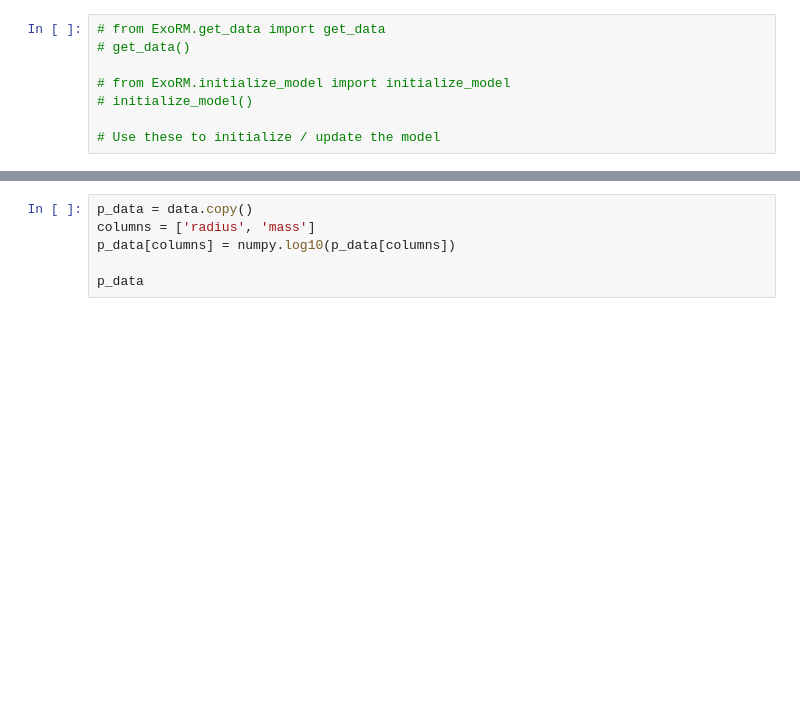
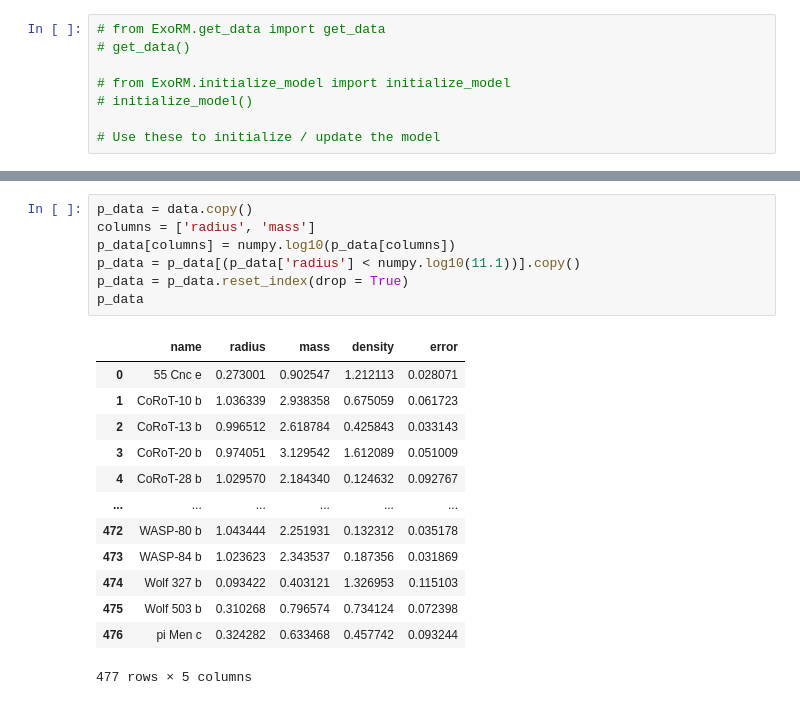
Before and after one commit to kzhu2099/ExoRM, a Jupyter notebook: comparison.ipynb, the cells around one changed output, grey strips where cells are left out. Drawn from its saved outputs; the diff is of its cells as text; blank space fills up the shorter version.

```diff
--- a/comparison.ipynb
+++ b/comparison.ipynb
@@ -140,9 +167,24 @@ print('Forecaster time (ms): ', ms2t)
 # %%
 p_data = data.copy()
 columns = ['radius', 'mass']
 p_data[columns] = numpy.log10(p_data[columns])
-
+p_data = p_data[(p_data['radius'] < numpy.log10(11.1))].copy()
+p_data = p_data.reset_index(drop = True)
 p_data
+# %% [output]
+|  | name | radius | mass | density | error |
+| 0 | 55 Cnc e | 0.273001 | 0.902547 | 1.212113 | 0.028071 |
+| 1 | CoRoT-10 b | 1.036339 | 2.938358 | 0.675059 | 0.061723 |
+| 2 | CoRoT-13 b | 0.996512 | 2.618784 | 0.425843 | 0.033143 |
+| 3 | CoRoT-20 b | 0.974051 | 3.129542 | 1.612089 | 0.051009 |
+| 4 | CoRoT-28 b | 1.029570 | 2.184340 | 0.124632 | 0.092767 |
+| ... | ... | ... | ... | ... | ... |
+| 472 | WASP-80 b | 1.043444 | 2.251931 | 0.132312 | 0.035178 |
+| 473 | WASP-84 b | 1.023623 | 2.343537 | 0.187356 | 0.031869 |
+| 474 | Wolf 327 b | 0.093422 | 0.403121 | 1.326953 | 0.115103 |
+| 475 | Wolf 503 b | 0.310268 | 0.796574 | 0.734124 | 0.072398 |
+| 476 | pi Men c | 0.324282 | 0.633468 | 0.457742 | 0.093244 |
+477 rows × 5 columns
 # %%
 p_data['ExoRM'] = model(p_data['radius'])
 p_data['Forecaster'] = ForecasterRM.forecaster(p_data['radius'])
```
Also changed, not shown: parts of 20 cells of this notebook, 3 other files.
